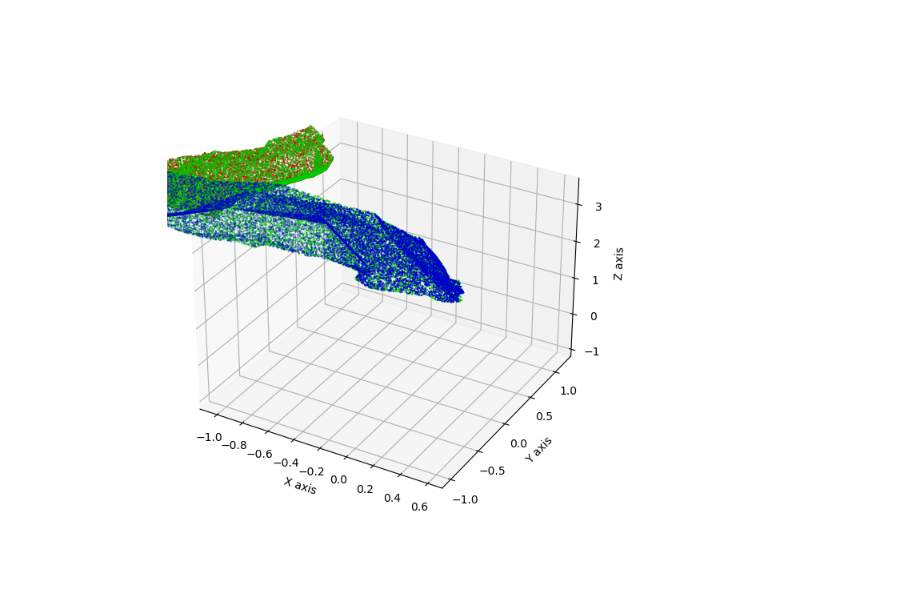
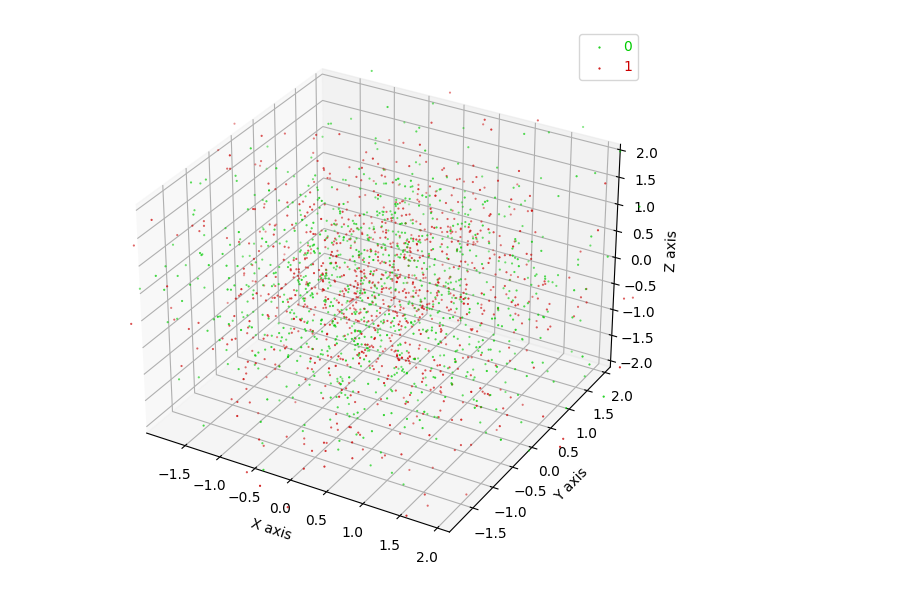
Before and after one commit to jk4011/FRASIER, a Jupyter notebook: EDA/Untitled.ipynb, the cells around one changed output. Drawn from its saved outputs; the diff is of its cells as text; code cells hidden in the pictures.

```diff
--- a/EDA/Untitled.ipynb
+++ b/EDA/Untitled.ipynb
@@ -143,4 +0,0 @@ from util.visualize import show_point_clouds
-# %%
-show_point_clouds(pcs)
-# %% [output]
-[figure, removed]
@@ -146,0 +7,4 @@ show_point_clouds(pcs)
+# %%
+jhutil.show_point_clouds([torch.tensor(torch.randn(1000, 3)), torch.tensor(torch.randn(1000, 3))])
+# %% [output]
+[figure, added]
```
Also changed, not shown: parts of 4 cells of this notebook, 10 other files.
